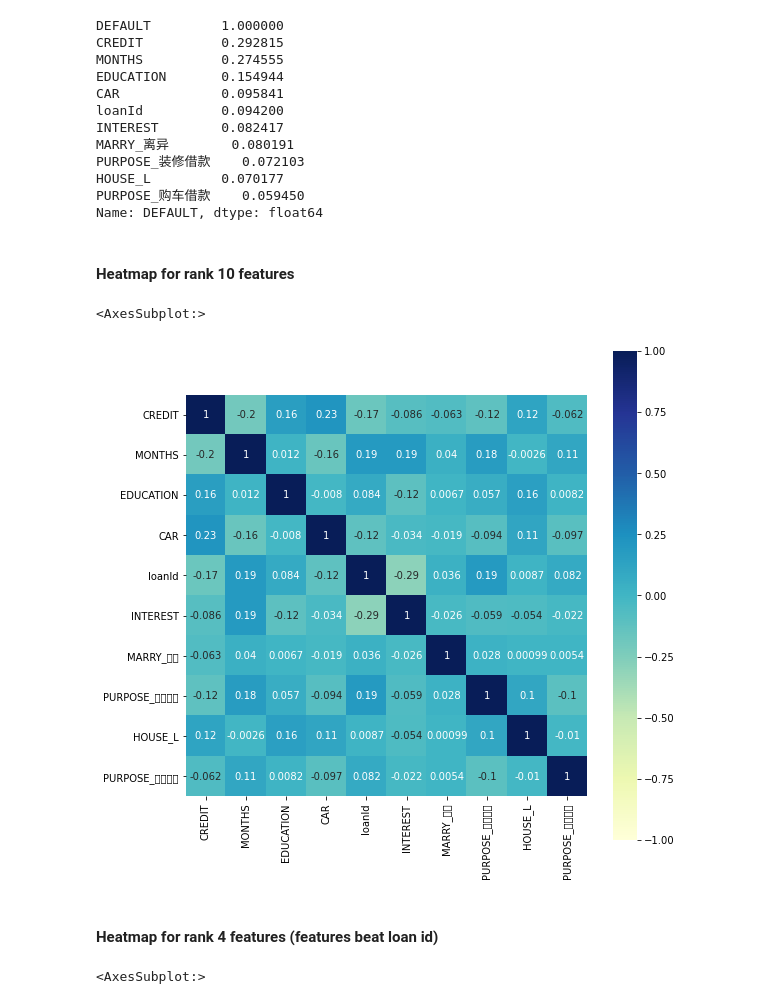
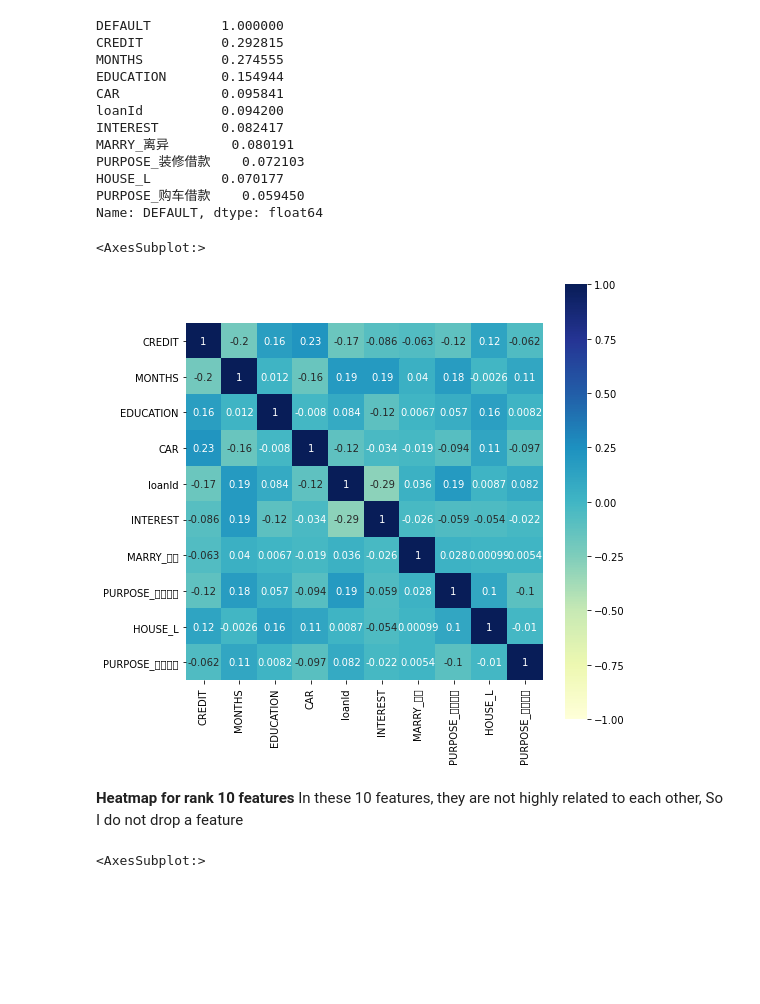
Before and after one commit to Lawrence-Lu/Jupyter, a Jupyter notebook: Fin-Tech/Assignment2/Code/Assignment 02.ipynb, the cells around one changed output. Saved outputs shown, nothing was run; the diff lists cells and outputs as text; code cells hidden in the pictures; blank space fills up the shorter version.

```diff
--- a/Fin-Tech/Assignment2/Code/Assignment 02.ipynb
+++ b/Fin-Tech/Assignment2/Code/Assignment 02.ipynb
@@ -233,16 +233,15 @@ PURPOSE_装修借款    0.072103
 HOUSE_L         0.070177
 PURPOSE_购车借款    0.059450
 Name: DEFAULT, dtype: float64
-# %% [markdown]
-#### Heatmap for rank 10 features
 # %%
-fig, ax = plt.subplots(figsize = (9,9))
+fig, ax = plt.subplots(figsize = (8,8))
 sns.heatmap(data_2[index].corr(),annot=True, vmax=1, vmin=-1,square=True,cmap="YlGnBu")
 # %% [output]
 <AxesSubplot:>
-[figure, old version]
+[figure, new version]
-# %% [markdown]
-#### Heatmap for rank 4 features (features beat loan id)
+# %% [markdown]
+**Heatmap for rank 10 features**
+In these 10 features, they are not highly related to each other, So I do not drop a feature
 # %%
 fig, ax = plt.subplots(figsize = (9,9))
 sns.heatmap(data_2[["CREDIT","MONTHS","EDUCATION","CAR"]].corr(),annot=True, vmax=1, vmin=-1,square=True,cmap="YlGnBu")
```
Also changed, not shown: parts of 61 cells of this notebook, 2 other files.
